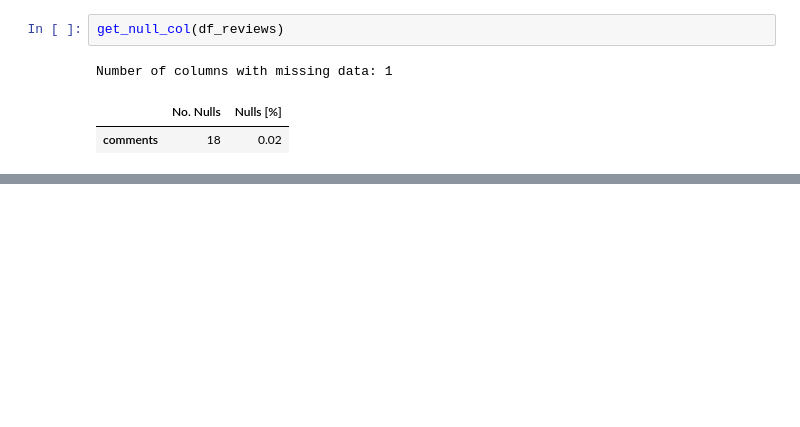
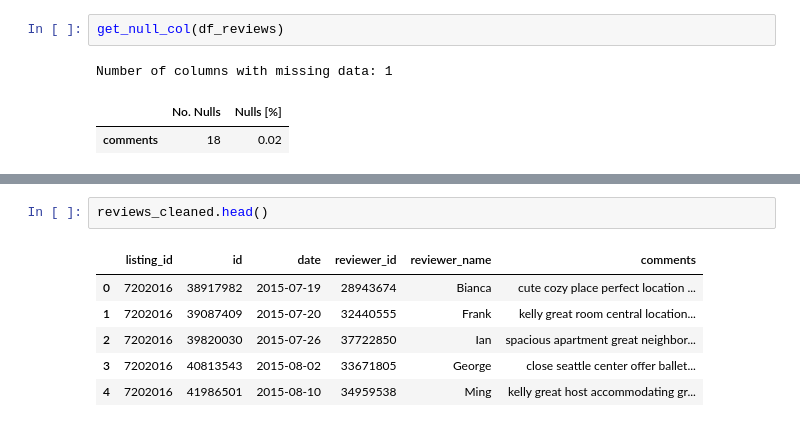
Before and after one commit to mafda/seattle_airbnb_data_analysis, a Jupyter notebook: src/seattle_airbnb_data_analysis.ipynb, the cells around one changed output, grey strips where cells are left out. Saved outputs shown, nothing was run; the diff lists cells and outputs as text; blank space fills up the shorter version.

```diff
--- a/src/seattle_airbnb_data_analysis.ipynb
+++ b/src/seattle_airbnb_data_analysis.ipynb
@@ -251,0 +343,9 @@ plt.show()
+# %%
+reviews_cleaned.head()
+# %% [output]
+|  | listing_id | id | date | reviewer_id | reviewer_name | comments |
+| 0 | 7202016 | 38917982 | 2015-07-19 | 28943674 | Bianca | cute cozy place perfect location ... |
+| 1 | 7202016 | 39087409 | 2015-07-20 | 32440555 | Frank | kelly great room central location... |
+| 2 | 7202016 | 39820030 | 2015-07-26 | 37722850 | Ian | spacious apartment great neighbor... |
+| 3 | 7202016 | 40813543 | 2015-08-02 | 33671805 | George | close seattle center offer ballet... |
+| 4 | 7202016 | 41986501 | 2015-08-10 | 34959538 | Ming | kelly great host accommodating gr... |
```
Also changed, not shown: parts of 32 cells of this notebook, 1 other file.
